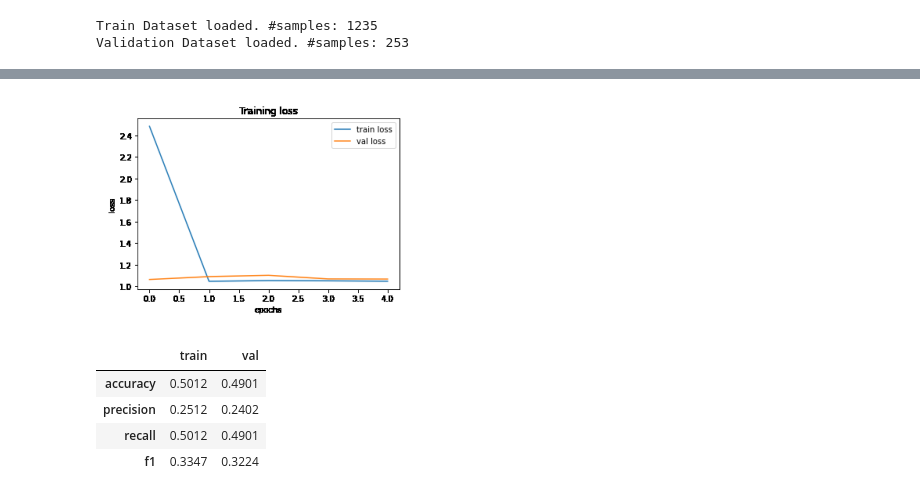
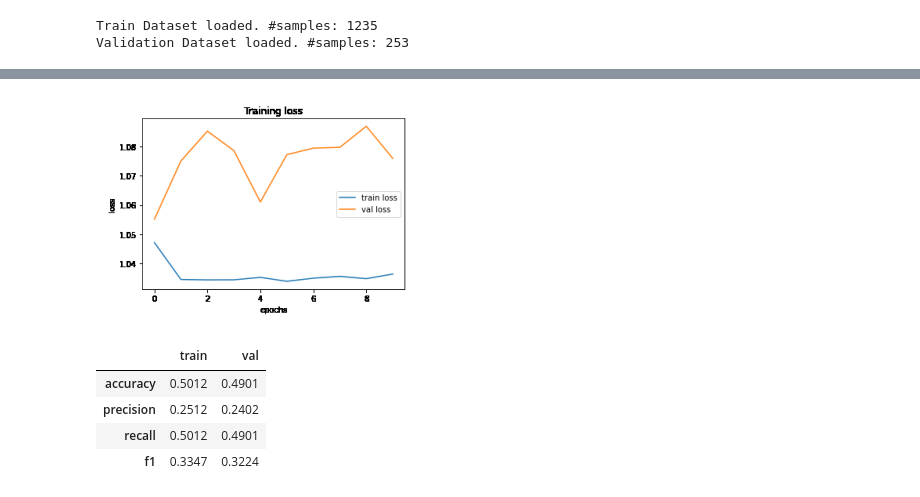
Before and after one commit to dfenny/LaneQ, a Jupyter notebook: demo_notebooks/Classification_train_inference.ipynb, the cells around one changed output, grey strips where cells are left out. Saved outputs shown, nothing was run; the diff lists cells and outputs as text; code cells hidden in the pictures.

```diff
--- a/demo_notebooks/Classification_train_inference.ipynb
+++ b/demo_notebooks/Classification_train_inference.ipynb
@@ -200,12 +206,12 @@ Training Completed! Total time: 1.1272 min
 # %%
 # open saved learning curve
-plot_saved_path = "../experiment_results/train_log/learning_curve_2025-04-15_06-56-23.png"
+plot_saved_path = "../experiment_results/train_log/learning_curve_2025-04-16_07-16-35.png"    # replace with required path
 img = load_image(plot_saved_path)
 plt.imshow(img)
 plt.axis("off")
 plt.show()
 # %% [output]
-[figure, old version]
+[figure, new version]
 # %%
 # Evaluate model performance at end of training using different losses
 train_metrics, train_cm = cal_classification_metrics(model, train_loader, device=DEVICE)
```
Also changed, not shown: parts of 9 cells of this notebook, 4 other files.
